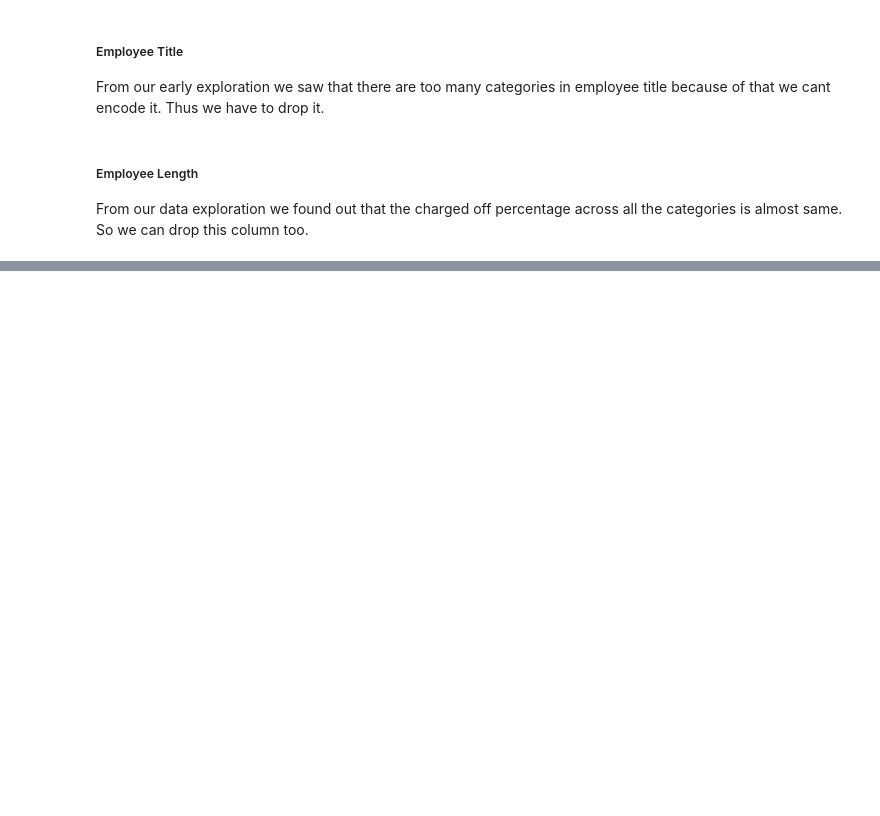
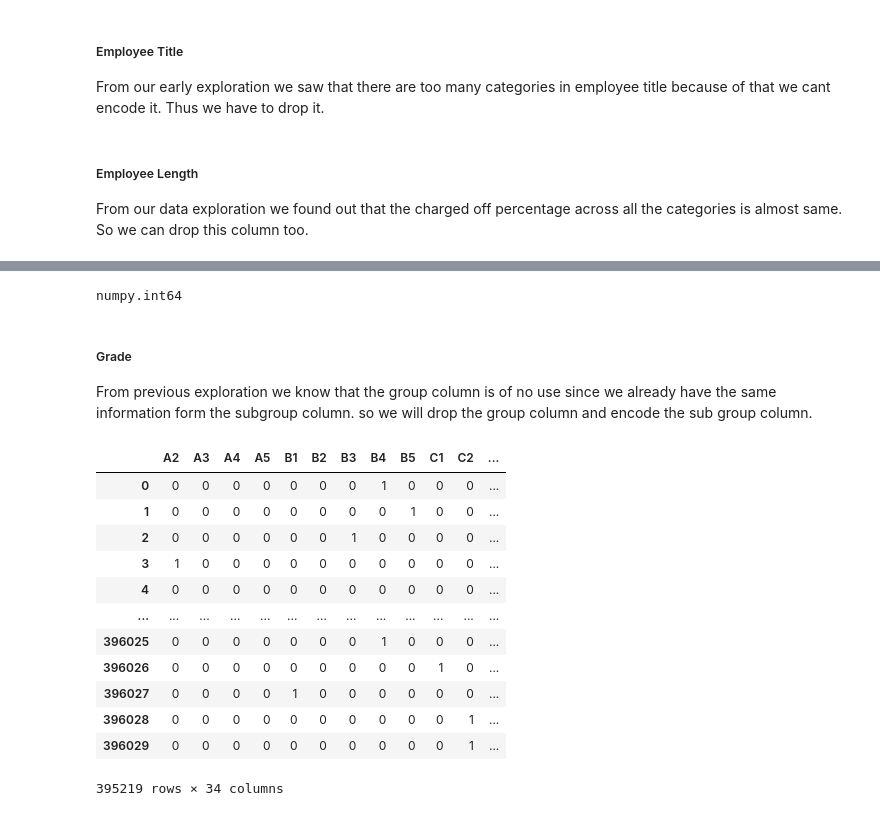
Before and after one commit to Inamul-Hassan/Lending-Club-Loan-Analysis, a Jupyter notebook: Lending_Club_Loan_Analysis.ipynb, the cells around one changed output, grey strips where cells are left out. Drawn from its saved outputs; the diff is of its cells as text; code cells hidden in the pictures; blank space fills up the shorter version.

```diff
--- a/Lending_Club_Loan_Analysis.ipynb
+++ b/Lending_Club_Loan_Analysis.ipynb
@@ -554,0 +620,2 @@ data.drop('emp_length',axis=1,inplace=True)
+# %%
+data.dropna(axis=0,inplace=True)
@@ -554,0 +659,30 @@ data.drop('emp_length',axis=1,inplace=True)
+# %%
+data['term'] = data['term'].apply(lambda term: int(term.split(' ')[1]))
+# %%
+type(data['term'].iloc[777])
+# %% [output]
+numpy.int64
+# %% [markdown]
+##### Grade
+
+From previous exploration we know that the group column is of no use since we already have the same information form the subgroup column. so we will drop the group column and encode the sub group column.
+# %%
+data.drop('grade',axis=1,inplace=True)
+# %%
+dummyData = pd.get_dummies(data['sub_grade'],drop_first=True)
+# %%
+dummyData
+# %% [output]
+|  | A2 | A3 | A4 | A5 | B1 | B2 | B3 | B4 | B5 | C1 | C2 | ... |
+| 0 | 0 | 0 | 0 | 0 | 0 | 0 | 0 | 1 | 0 | 0 | 0 | ... |
+| 1 | 0 | 0 | 0 | 0 | 0 | 0 | 0 | 0 | 1 | 0 | 0 | ... |
+| 2 | 0 | 0 | 0 | 0 | 0 | 0 | 1 | 0 | 0 | 0 | 0 | ... |
+| 3 | 1 | 0 | 0 | 0 | 0 | 0 | 0 | 0 | 0 | 0 | 0 | ... |
+| 4 | 0 | 0 | 0 | 0 | 0 | 0 | 0 | 0 | 0 | 0 | 0 | ... |
+| ... | ... | ... | ... | ... | ... | ... | ... | ... | ... | ... | ... | ... |
+| 396025 | 0 | 0 | 0 | 0 | 0 | 0 | 0 | 1 | 0 | 0 | 0 | ... |
+| 396026 | 0 | 0 | 0 | 0 | 0 | 0 | 0 | 0 | 0 | 1 | 0 | ... |
+| 396027 | 0 | 0 | 0 | 0 | 1 | 0 | 0 | 0 | 0 | 0 | 0 | ... |
+| 396028 | 0 | 0 | 0 | 0 | 0 | 0 | 0 | 0 | 0 | 0 | 1 | ... |
+| 396029 | 0 | 0 | 0 | 0 | 0 | 0 | 0 | 0 | 0 | 0 | 1 | ... |
+395219 rows × 34 columns
```
Also changed, not shown: parts of 74 cells of this notebook.
